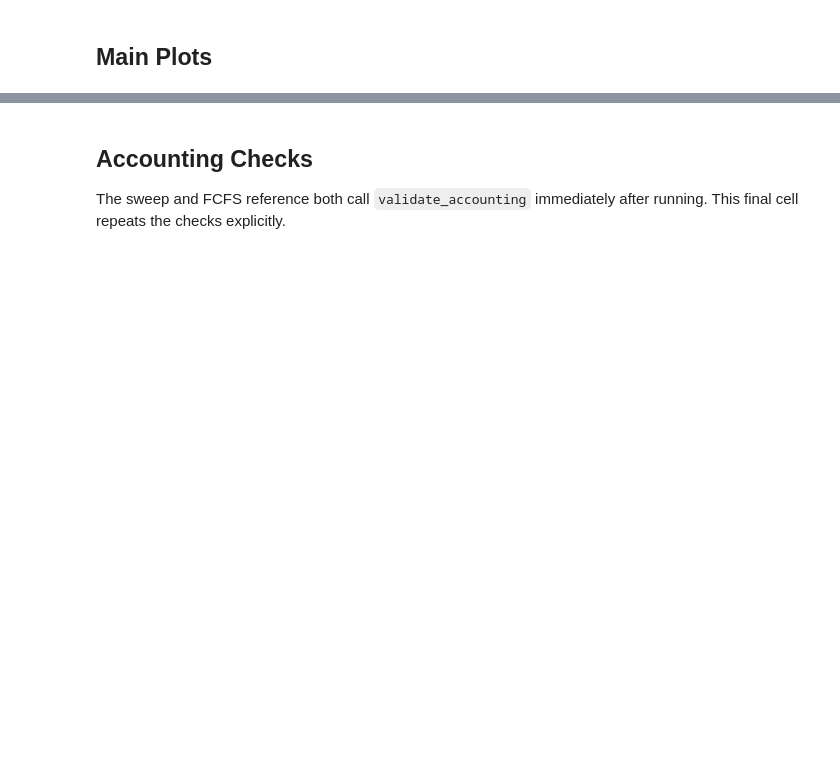
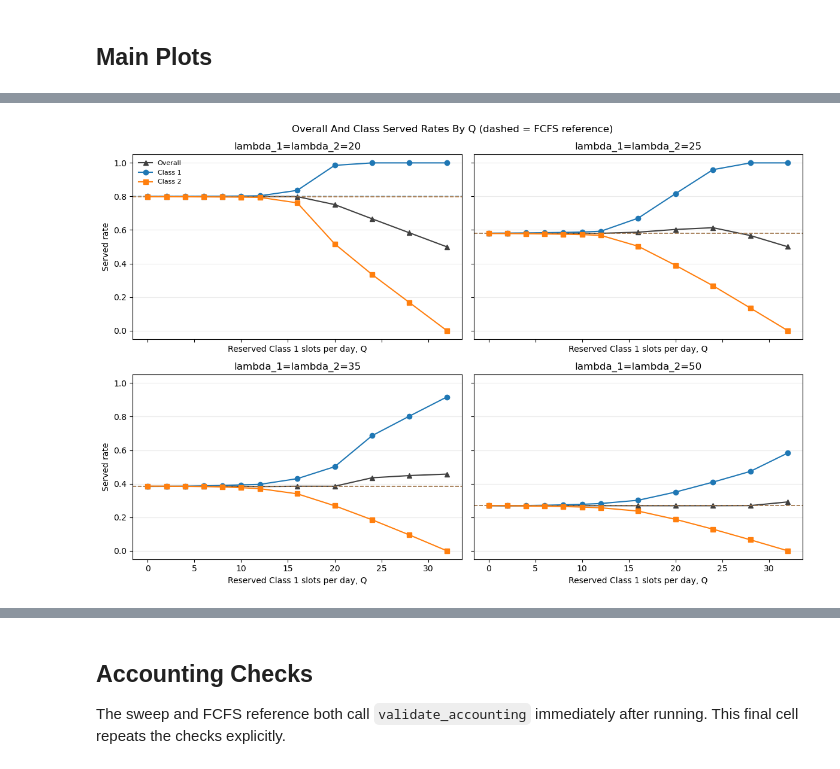
Before and after one commit to YcartXin/CUIMC-Appointment-Simulation, a Jupyter notebook: notebooks/08_reserved_capacity_sensitivity.ipynb, the cells around one changed output, grey strips where cells are left out. Saved outputs shown, nothing was run; the diff lists cells and outputs as text; code cells hidden in the pictures; blank space fills up the shorter version.

```diff
--- a/notebooks/08_reserved_capacity_sensitivity.ipynb
+++ b/notebooks/08_reserved_capacity_sensitivity.ipynb
@@ -572,50 +562,60 @@ fig.tight_layout()
 # %%
-class_served_wide = (
-    class_plot
-    .pivot(index=["Q", "policy"], columns="class_id", values="served_rate")
-    .reset_index()
-)
+fig, axes = plt.subplots(2, 2, figsize=(12, 8), sharex=True, sharey=True)
+axes = axes.ravel()
 
-class_served_wide["priority_gap"] = (
-    class_served_wide[1] - class_served_wide[2]
-)
-
-tradeoff_plot = class_served_wide.merge(
-    aggregate_plot[["Q", "policy", "served_rate"]],
-    on=["Q", "policy"],
-    how="left",
-)
-
-fig, ax = plt.subplots(figsize=(8, 5))
-
-for policy in RESERVATION_POLICIES:
-    subset = tradeoff_plot[
-        tradeoff_plot["policy"] == policy
+policy = STRICT_RESERVATION_POLICY
+for ax, arrival_rate in zip(axes, arrival_rate_values):
+    aggregate_subset = aggregate_plot[
+        (aggregate_plot["policy"] == policy)
+        & (aggregate_plot["arrival_rate_per_class"] == arrival_rate)
     ].sort_values("Q")
-
     ax.plot(
-        subset["priority_gap"],
-        subset["served_rate"],
-        marker="o",
-        color=POLICY_COLORS[policy],
-        label=policy,
+        aggregate_subset["Q"],
+        aggregate_subset["served_rate"],
+        marker="^",
+        color="0.25",
+        label="Overall",
+    )
+    ax.axhline(
+        fcfs_aggregate_plot.loc[arrival_rate, "served_rate"],
+        color="0.25",
+        linestyle="--",
+        linewidth=1.2,
+        alpha=0.55,
     )
 
-    for _, row in subset.iterrows():
-        ax.text(
-            row["priority_gap"],
-            row["served_rate"],
-            f" {int(row['Q'])}",
-            fontsize=8,
+    for class_id in [1, 2]:
+        class_subset = class_plot[
+            (class_plot["policy"] == policy)
+            & (class_plot["class_id"] == class_id)
+            & (class_plot["arrival_rate_per_class"] == arrival_rate)
+        ].sort_values("Q")
+        ax.plot(
+            class_subset["Q"],
+            class_subset["served_rate"],
+            marker=class_markers[class_id],
+            color=class_colors[class_id],
+            label=f"Class {class_id}",
+        )
+        ax.axhline(
+            fcfs_class_plot.loc[(arrival_rate, class_id), "served_rate"],
+            color=class_colors[class_id],
+            linestyle="--",
+            linewidth=1.2,
+            alpha=0.55,
         )
 
-ax.set_title("Overall Served Rate vs Class Priority Gap")
-ax.set_xlabel("Class 1 served rate minus Class 2 served rate")
-ax.set_ylabel("Overall served rate")
-ax.grid(axis="y", alpha=0.25)
-ax.legend(fontsize=8)
+    ax.set_title(f"lambda_1=lambda_2={arrival_rate:g}")
+    ax.set_xlabel(reserved_slot_label)
+    ax.grid(axis="y", alpha=0.25)
 
+for ax in axes[::2]:
+    ax.set_ylabel("Served rate")
+axes[0].legend(fontsize=8, frameon=False)
+fig.suptitle("Overall And Class Served Rates By Q (dashed = FCFS reference)")
 fig.tight_layout()
+# %% [output]
+[figure, added]
 # %% [markdown]
 ## Short Interpretation Placeholders
 
```
Also changed, not shown: parts of 17 cells of this notebook, 31 other files.
